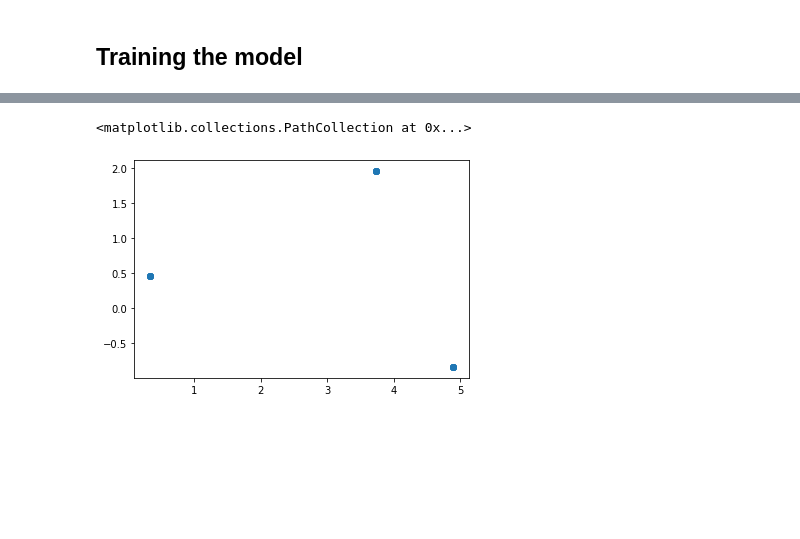
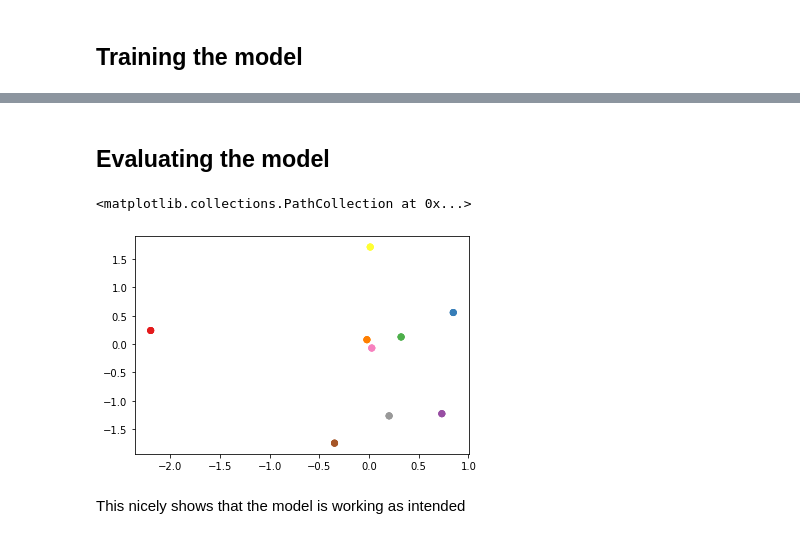
Before and after one commit to smentu/HIT_VAE, a Jupyter notebook: hit_vae/experiments/GP_testing.ipynb, the cells around one changed output, grey strips where cells are left out. Drawn from its saved outputs; the diff is of its cells as text; code cells hidden in the pictures; blank space fills up the shorter version.

```diff
--- a/hit_vae/experiments/GP_testing.ipynb
+++ b/hit_vae/experiments/GP_testing.ipynb
@@ -77,0 +52,11 @@ tensor([[0.],
+# %%
+#Z = torch.tensor(data, dtype=torch.float).to(device)
+#labels = torch.tensor(id, dtype=torch.float).view(-1, 1).to(device)
+
+# actually, let's use the latent representations from the trained VAE model
+Z = pickle.load( open( "../../data/Z.p", "rb" ))
+#Z.type(torch.float)
+raw_labels = pickle.load( open( "../../data/labels.p", "rb" ))
+labels = torch.tensor(raw_labels, dtype=torch.float).view(-1, 1).to(device)
+
+#print(Z)
@@ -91,10 +82,12 @@ class ExactGPModel(gpytorch.models.ExactGP):
         return gpytorch.distributions.MultivariateNormal(mean_x, covar_x)
 # %%
 #covar_module = ScaleKernel(ConstantKernel(active_dims=0)) * CategoricalKernel(active_dims=0)
-#covar_module = ScaleKernel(CategoricalKernel())
-covar_module = ScaleKernel(RBFKernel(active_dims=0))
+covar_module = ScaleKernel(CategoricalKernel(active_dims=0))
+#covar_module = ScaleKernel(RBFKernel(active_dims=0))
 # %%
 likelihood = gpytorch.likelihoods.GaussianLikelihood().to(device)
 # %%
-train_x = Z[:, 0].view(-1)
-train_y = Z[:, 1].view(-1)
+train_x = Z[:, 0]#.view(-1, 1)
+train_y = Z[:, 1]#.view(-1, 1)
+
+#print(train_x)
@@ -194,14 +194,20 @@ Parameter name: covar_module.base_kernel.raw_lengthscale   value = -1.0764998197
+# %% [markdown]
+## Evaluating the model
 # %%
 gp_x.eval()
 gp_y.eval()
 
-test_ids = np.repeat(np.array([0, 1, 2]), [5, 5, 5], axis=0)
-test_labels = torch.tensor(test_ids, dtype=torch.float)
+test_ids = np.repeat(np.arange(1, 10), np.repeat(3, 9), axis=0)
+#print(test_ids)
+test_labels = torch.tensor(test_ids, dtype=torch.float).to(device)
 
 pred_x = likelihood(gp_x(test_labels))
 pred_y = likelihood(gp_y(test_labels))
 # %%
-plt.scatter(pred_x.mean.detach().cpu().numpy(), pred_y.mean.detach().cpu().numpy())
+plt.scatter(pred_x.mean.detach().cpu().numpy(), pred_y.mean.detach().cpu().numpy(),
+            c=test_ids, cmap='Set1')
 # %% [output]
 <matplotlib.collections.PathCollection at 0x...>
-[figure, old version]
+[figure, new version]
+# %% [markdown]
+This nicely shows that the model is working as intended
```
Also changed, not shown: parts of 14 cells of this notebook, 1 other file.
